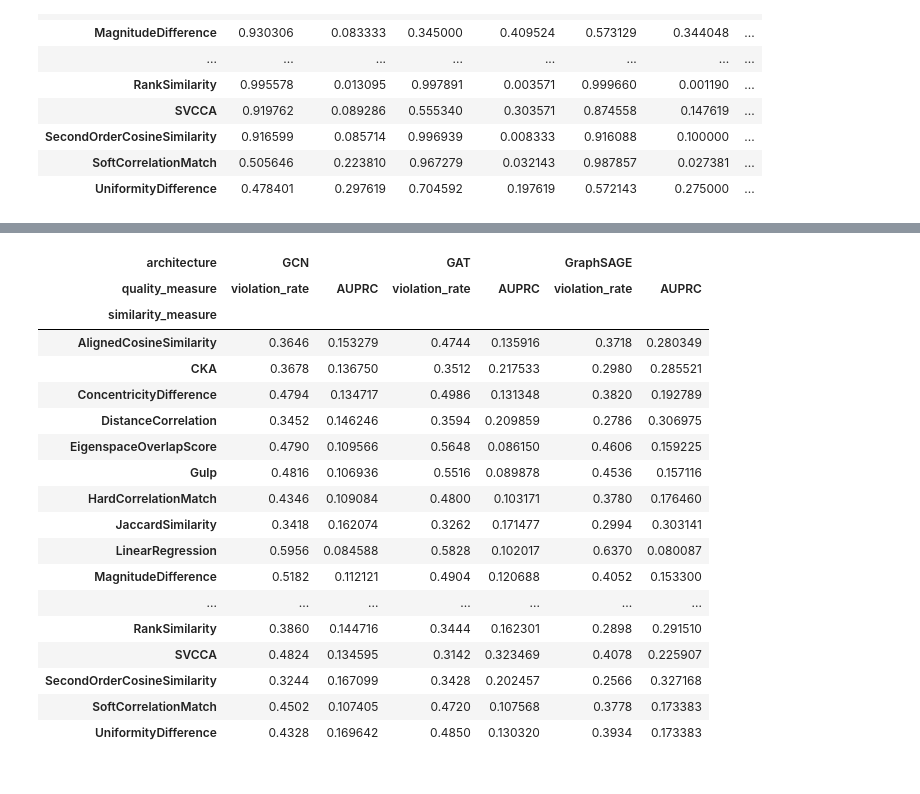
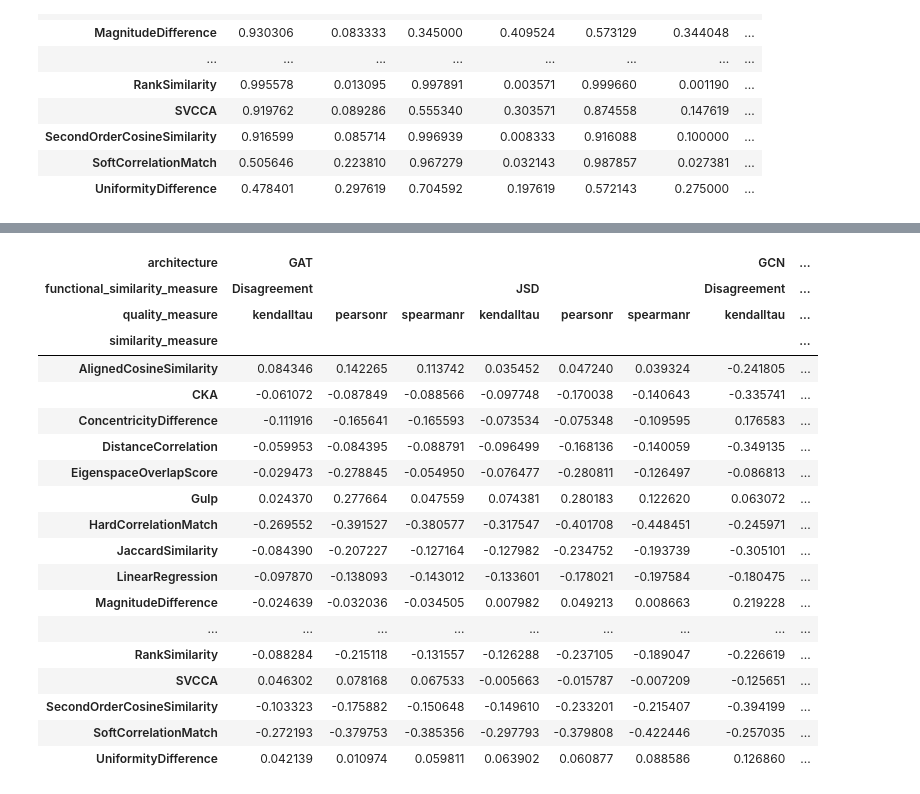
Before and after one commit to TaWald/similaritybench, a Jupyter notebook: graphs/notebooks/tables.ipynb, the cells around one changed output, grey strips where cells are left out. Drawn from its saved outputs; the diff is of its cells as text; code cells hidden in the pictures.

```diff
--- a/graphs/notebooks/tables.ipynb
+++ b/graphs/notebooks/tables.ipynb
@@ -107,7 +132,8 @@ get_agg_pivot_table("layer_test", ["cora", "flickr", "ogbn-arxiv"])
 # %%
-path = os.path.join(EXPERIMENT_RESULTS_PATH, FULL_DF_FILE_NAME("layer_test", "monotonicity", "cora"))
+def get_output_correlation_table(experiment, dataset):
 
-df = pd.read_csv(path)
-data = df.loc[:, ["similarity_measure", "quality_measure", "value", "architecture", "representation_dataset"]]
-#data.groupby( ["similarity_measure", "quality_measure", "architecture", "representation_dataset"]).mean()
-data.pivot_table(index="similarity_measure", columns=["representation_dataset", "architecture", "quality_measure"], values="value", aggfunc="mean")
+    path = os.path.join(EXPERIMENT_RESULTS_PATH, FULL_DF_FILE_NAME(experiment, "output_correlation", dataset))
+    df = pd.read_csv(path)
+    data = df.loc[:, ["similarity_measure", "functional_similarity_measure", "quality_measure", "corr", "architecture"]]
+
+    return data.pivot_table(index="similarity_measure", columns=["architecture", "functional_similarity_measure", "quality_measure"], values="corr", aggfunc="mean")
@@ -180,23 +209,24 @@ get_pivot_table("label_test", "flickr")
 # %%
-get_pivot_table("shortcut_test", "cora")
+get_output_correlation_table("shortcut_test", "cora")
 # %% [output]
-| architecture | GCN |  | GAT |  | GraphSAGE |  |
-| quality_measure | violation_rate | AUPRC | violation_rate | AUPRC | violation_rate | AUPRC |
-| similarity_measure |  |  |  |  |  |  |
-| AlignedCosineSimilarity | 0.3646 | 0.153279 | 0.4744 | 0.135916 | 0.3718 | 0.280349 |
-| CKA | 0.3678 | 0.136750 | 0.3512 | 0.217533 | 0.2980 | 0.285521 |
-| ConcentricityDifference | 0.4794 | 0.134717 | 0.4986 | 0.131348 | 0.3820 | 0.192789 |
-| DistanceCorrelation | 0.3452 | 0.146246 | 0.3594 | 0.209859 | 0.2786 | 0.306975 |
-| EigenspaceOverlapScore | 0.4790 | 0.109566 | 0.5648 | 0.086150 | 0.4606 | 0.159225 |
-| Gulp | 0.4816 | 0.106936 | 0.5516 | 0.089878 | 0.4536 | 0.157116 |
-| HardCorrelationMatch | 0.4346 | 0.109084 | 0.4800 | 0.103171 | 0.3780 | 0.176460 |
-| JaccardSimilarity | 0.3418 | 0.162074 | 0.3262 | 0.171477 | 0.2994 | 0.303141 |
-| LinearRegression | 0.5956 | 0.084588 | 0.5828 | 0.102017 | 0.6370 | 0.080087 |
-| MagnitudeDifference | 0.5182 | 0.112121 | 0.4904 | 0.120688 | 0.4052 | 0.153300 |
-| ... | ... | ... | ... | ... | ... | ... |
-| RankSimilarity | 0.3860 | 0.144716 | 0.3444 | 0.162301 | 0.2898 | 0.291510 |
-| SVCCA | 0.4824 | 0.134595 | 0.3142 | 0.323469 | 0.4078 | 0.225907 |
-| SecondOrderCosineSimilarity | 0.3244 | 0.167099 | 0.3428 | 0.202457 | 0.2566 | 0.327168 |
-| SoftCorrelationMatch | 0.4502 | 0.107405 | 0.4720 | 0.107568 | 0.3778 | 0.173383 |
-| UniformityDifference | 0.4328 | 0.169642 | 0.4850 | 0.130320 | 0.3934 | 0.173383 |
+| architecture | GAT |  |  |  |  |  | GCN | ... |
+| functional_similarity_measure | Disagreement |  |  | JSD |  |  | Disagreement | ... |
+| quality_measure | kendalltau | pearsonr | spearmanr | kendalltau | pearsonr | spearmanr | kendalltau | ... |
+| similarity_measure |  |  |  |  |  |  |  | ... |
+| AlignedCosineSimilarity | 0.084346 | 0.142265 | 0.113742 | 0.035452 | 0.047240 | 0.039324 | -0.241805 | ... |
+| CKA | -0.061072 | -0.087849 | -0.088566 | -0.097748 | -0.170038 | -0.140643 | -0.335741 | ... |
+| ConcentricityDifference | -0.111916 | -0.165641 | -0.165593 | -0.073534 | -0.075348 | -0.109595 | 0.176583 | ... |
+| DistanceCorrelation | -0.059953 | -0.084395 | -0.088791 | -0.096499 | -0.168136 | -0.140059 | -0.349135 | ... |
+| EigenspaceOverlapScore | -0.029473 | -0.278845 | -0.054950 | -0.076477 | -0.280811 | -0.126497 | -0.086813 | ... |
+| Gulp | 0.024370 | 0.277664 | 0.047559 | 0.074381 | 0.280183 | 0.122620 | 0.063072 | ... |
+| HardCorrelationMatch | -0.269552 | -0.391527 | -0.380577 | -0.317547 | -0.401708 | -0.448451 | -0.245971 | ... |
+| JaccardSimilarity | -0.084390 | -0.207227 | -0.127164 | -0.127982 | -0.234752 | -0.193739 | -0.305101 | ... |
+| LinearRegression | -0.097870 | -0.138093 | -0.143012 | -0.133601 | -0.178021 | -0.197584 | -0.180475 | ... |
+| MagnitudeDifference | -0.024639 | -0.032036 | -0.034505 | 0.007982 | 0.049213 | 0.008663 | 0.219228 | ... |
+| ... | ... | ... | ... | ... | ... | ... | ... | ... |
+| RankSimilarity | -0.088284 | -0.215118 | -0.131557 | -0.126288 | -0.237105 | -0.189047 | -0.226619 | ... |
+| SVCCA | 0.046302 | 0.078168 | 0.067533 | -0.005663 | -0.015787 | -0.007209 | -0.125651 | ... |
+| SecondOrderCosineSimilarity | -0.103323 | -0.175882 | -0.150648 | -0.149610 | -0.233201 | -0.215407 | -0.394199 | ... |
+| SoftCorrelationMatch | -0.272193 | -0.379753 | -0.385356 | -0.297793 | -0.379808 | -0.422446 | -0.257035 | ... |
+| UniformityDifference | 0.042139 | 0.010974 | 0.059811 | 0.063902 | 0.060877 | 0.088586 | 0.126860 | ... |
 # %%
```
Also changed, not shown: parts of 8 cells of this notebook.
